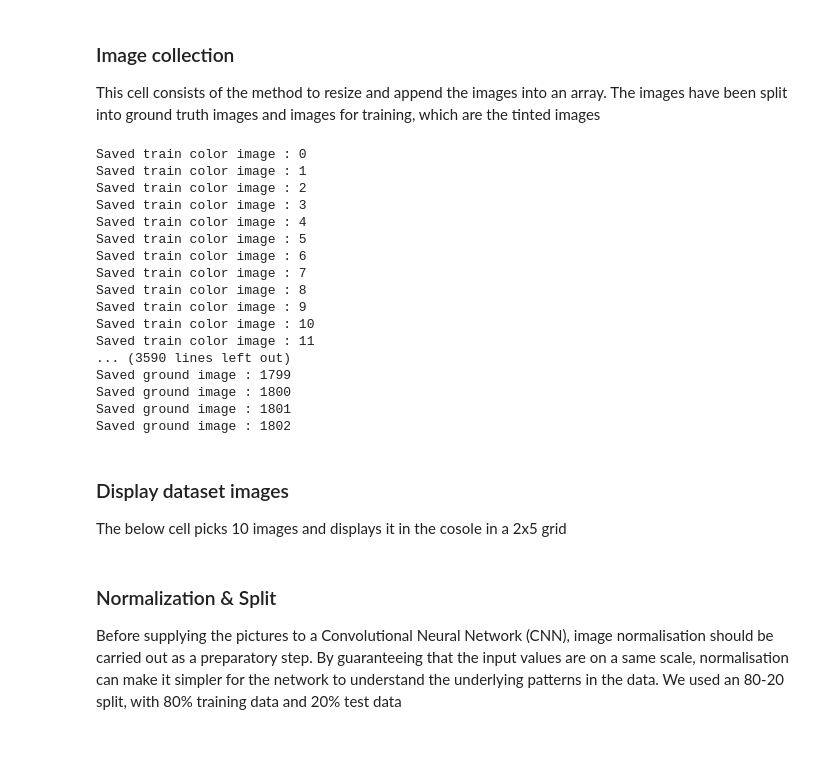
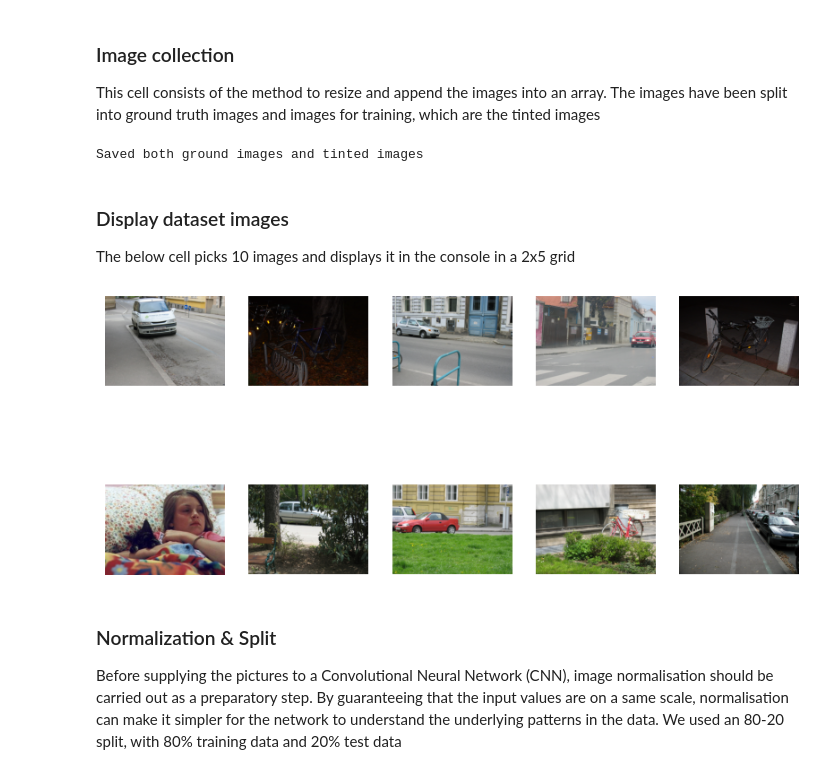
Before and after one commit to sivamjsk/COMP-6771-Project, a Jupyter notebook: WhiteBalancerCNN.ipynb, the cells around one changed output. Drawn from its saved outputs; the diff is of its cells as text; code cells hidden in the pictures; blank space fills up the shorter version.

```diff
--- a/WhiteBalancerCNN.ipynb
+++ b/WhiteBalancerCNN.ipynb
@@ -47,7 +47,7 @@ use_saved_model = True
 
 This cell consists of the method to resize and append the images into an array. The images have been split into ground truth images and images for training, which are the tinted images
 # %%
-path=r"image"
+path=r"images/Bad"
 counter_train_image = 0;
 for image in os.listdir(path):
     # filteration to avoid hidden file added by MacOS
@@ -57,11 +57,11 @@ for image in os.listdir(path):
         # Resize the images for normalization
         train_images_array = cv2.resize(imgages, (img_size, img_size))
         train_images.append(train_images_array)
-        print("Saved train color image :",counter_train_image)
+        #print("Saved train color image :",counter_train_image)
         counter_train_image+=1
 
 
-path=r"image"
+path=r"images/Good"
 counter_ground_image = 0;
 for image in os.listdir(path):
     # filteration to avoid hidden file added by MacOS
@@ -71,55 +71,43 @@ for image in os.listdir(path):
         # Resize the images for normalization
         ground_images_array = cv2.resize(imgages, (img_size, img_size))
         ground_truth_images.append(ground_images_array)
-        print("Saved ground image :",counter_ground_image)
+        #print("Saved ground image :",counter_ground_image)
         counter_ground_image+=1
+
+print("Saved both ground images and tinted images")
 # %% [output]
-Saved train color image : 0
-Saved train color image : 1
-Saved train color image : 2
-Saved train color image : 3
-Saved train color image : 4
-Saved train color image : 5
-Saved train color image : 6
-Saved train color image : 7
-Saved train color image : 8
-Saved train color image : 9
-Saved train color image : 10
-Saved train color image : 11
-... (3590 lines left out)
-Saved ground image : 1799
-Saved ground image : 1800
-Saved ground image : 1801
-Saved ground image : 1802
+Saved both ground images and tinted images
 # %% [markdown]
 ### Display dataset images
 
-The below cell picks 10 images and displays it in the cosole in a 2x5 grid
+The below cell picks 10 images and displays it in the console in a 2x5 grid
 # %%
 import os
 import matplotlib.pyplot as plt
 
 # Path to the folder containing the images
-folder_path = "/Users/sivakumaran/Downloads/IP/COMP-6771-Project/images/Test"
+folder_path = "/Users/sivakumaran/Downloads/IP/COMP-6771-Project/image"
 
 # Load all image files in the folder
 image_files = [os.path.join(folder_path, f) for f in os.listdir(folder_path) if os.path.isfile(os.path.join(folder_path, f))]
 
 # Load the first 10 images
 images = [plt.imread(f) for f in image_files[:10]]
 
 # Create a new figure with a grid layout
 fig, axs = plt.subplots(nrows=2, ncols=5, figsize=(10, 5))
 
 # Display the images in the grid
 for i, im in enumerate(images):
     row = i // 5
     col = i % 5
     axs[row, col].imshow(im)
     axs[row, col].axis('off')
 
 # Show the grid in the console
 plt.show()
+# %% [output]
+[figure, added]
 # %% [markdown]
 ### Normalization & Split
 
```
Also changed, not shown: parts of 2 cells of this notebook.
